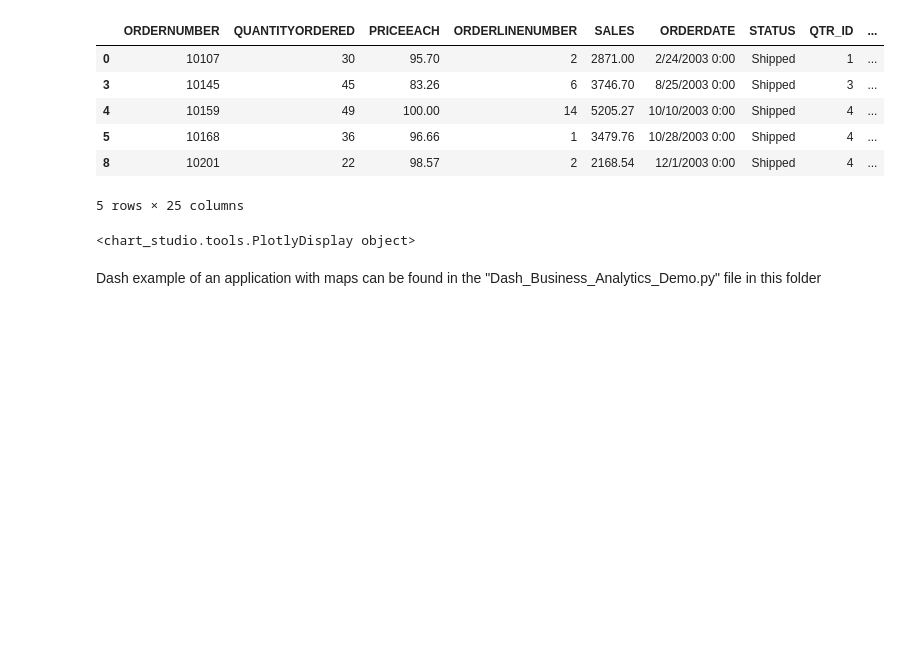
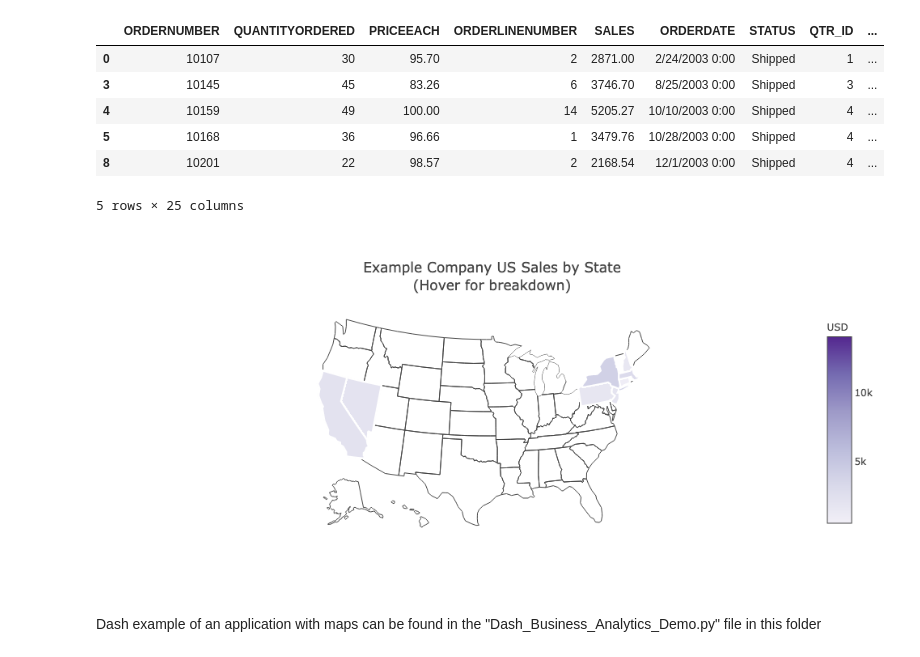
Before and after one commit to isaacsutor/DataScience, a Jupyter notebook: BusinessAnalytics/Example_Sales_Analysis.ipynb, the cells around one changed output. Drawn from its saved outputs; the diff is of its cells as text; code cells hidden in the pictures; blank space fills up the shorter version.

```diff
--- a/BusinessAnalytics/Example_Sales_Analysis.ipynb
+++ b/BusinessAnalytics/Example_Sales_Analysis.ipynb
@@ -222,34 +221,34 @@ scl = [
 
 data = [go.Choropleth(
     colorscale = scl,
     autocolorscale = False,
     locations = order_df_USA['STATE'],
     z = order_df_USA['SALES'].astype(float),
     locationmode = 'USA-states',
     text = order_df_USA['STATE'],
     marker = go.choropleth.Marker(
         line = go.choropleth.marker.Line(
             color = 'rgb(255,255,255)',
             width = 2
         )),
     colorbar = go.choropleth.ColorBar(
         title = "USD")
 )]
 
 layout = go.Layout(
     title = go.layout.Title(
         text = 'Example Company US Sales by State<br>(Hover for breakdown)'
     ),
     geo = go.layout.Geo(
         scope = 'usa',
         projection = go.layout.geo.Projection(type = 'albers usa'),
         showlakes = True,
         lakecolor = 'rgb(255, 255, 255)'),
 )
 
 fig = go.Figure(data = data, layout = layout)
-py.iplot(fig, filename = 'd3-cloropleth-map')
+iplot(fig, filename = 'd3-cloropleth-map')
 # %% [output]
-<chart_studio.tools.PlotlyDisplay object>
+[figure, added]
 # %% [markdown]
 Dash example of an application with maps can be found in the "Dash_Business_Analytics_Demo.py" file in this folder
```
Also changed, not shown: parts of 1 cell of this notebook, 5 other files.
